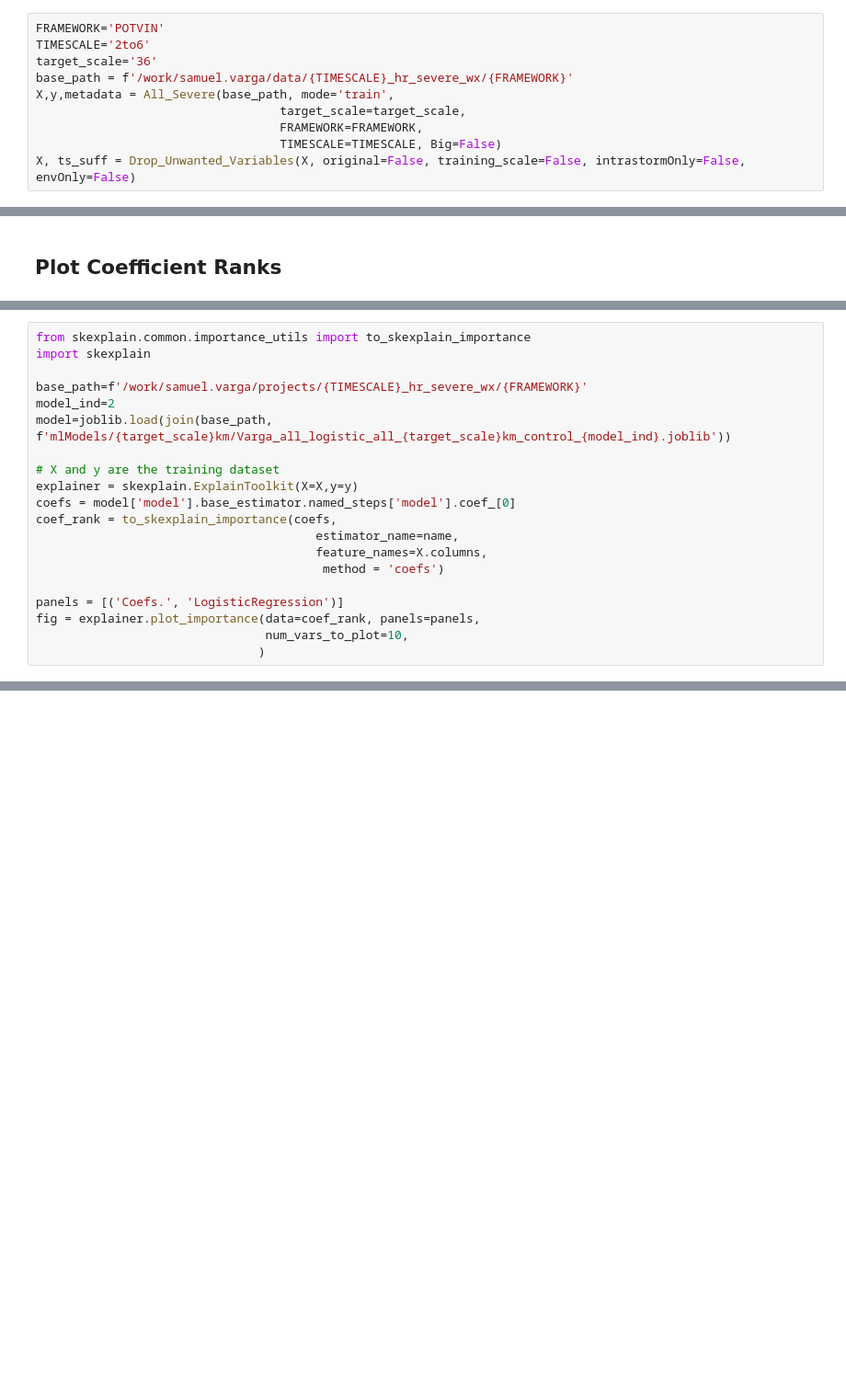
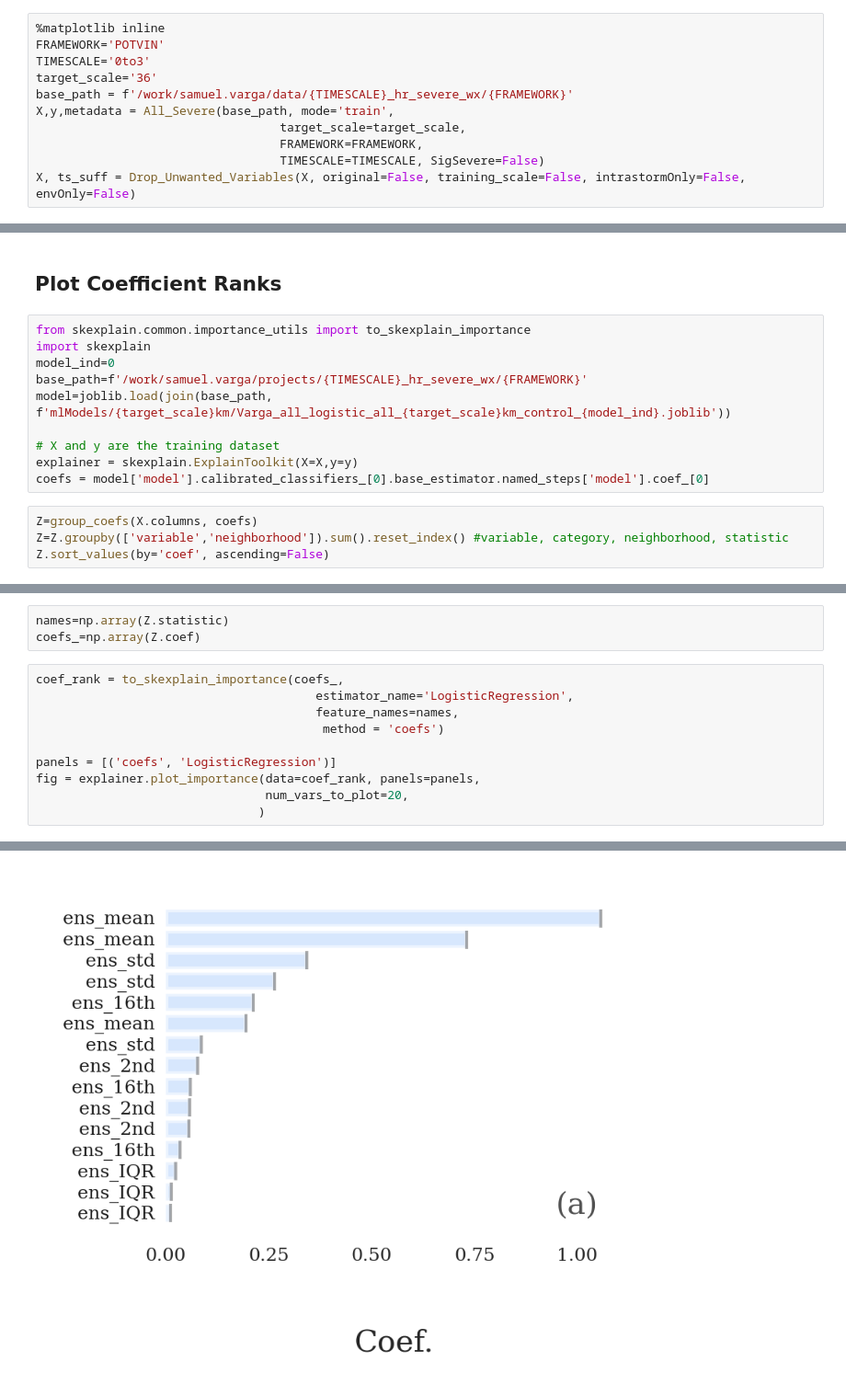
Before and after one commit to NOAA-National-Severe-Storms-Laboratory/frdd-wofs-ml-w2w, a Jupyter notebook: notebooks/Scikit-explain.ipynb, the cells around one changed output, grey strips where cells are left out. Shown at 92% size. Cells and saved outputs as stored; diff of their text form; blank space fills up the shorter version.

Commit message:
Adding SKexplain functionality, delta heatmap

```diff
--- a/notebooks/Scikit-explain.ipynb
+++ b/notebooks/Scikit-explain.ipynb
@@ -36,13 +36,14 @@ Intel(R) Extension for Scikit-learn* enabled (https://github.com/intel/scikit-le
 # %% [markdown]
 ## Load data
 # %%
+%matplotlib inline
 FRAMEWORK='POTVIN'
-TIMESCALE='2to6'
+TIMESCALE='0to3'
 target_scale='36'
 base_path = f'/work/samuel.varga/data/{TIMESCALE}_hr_severe_wx/{FRAMEWORK}'
 X,y,metadata = All_Severe(base_path, mode='train',
                                   target_scale=target_scale,
                                   FRAMEWORK=FRAMEWORK,
-                                  TIMESCALE=TIMESCALE, Big=False)
+                                  TIMESCALE=TIMESCALE, SigSevere=False)
 X, ts_suff = Drop_Unwanted_Variables(X, original=False, training_scale=False, intrastormOnly=False, envOnly=False)
 # %% [output]
@@ -54,3 +55,17 @@ Using new variables- dropping old 90th percentile
 all
 # %% [markdown]
 ## Plot Coefficient Ranks
+# %%
+from skexplain.common.importance_utils import to_skexplain_importance
+import skexplain
+model_ind=0
+base_path=f'/work/samuel.varga/projects/{TIMESCALE}_hr_severe_wx/{FRAMEWORK}'
+model=joblib.load(join(base_path, f'mlModels/{target_scale}km/Varga_all_logistic_all_{target_scale}km_control_{model_ind}.joblib'))
+
+# X and y are the training dataset
+explainer = skexplain.ExplainToolkit(X=X,y=y)
+coefs = model['model'].calibrated_classifiers_[0].base_estimator.named_steps['model'].coef_[0]
+# %%
+Z=group_coefs(X.columns, coefs)
+Z=Z.groupby(['variable','neighborhood']).sum().reset_index() #variable, category, neighborhood, statistic
+Z.sort_values(by='coef', ascending=False)
@@ -57,21 +86,14 @@ all
+# %%
+names=np.array(Z.statistic)
+coefs_=np.array(Z.coef)
 # %%
-from skexplain.common.importance_utils import to_skexplain_importance
-import skexplain
-
-base_path=f'/work/samuel.varga/projects/{TIMESCALE}_hr_severe_wx/{FRAMEWORK}'
-model_ind=2
-model=joblib.load(join(base_path, f'mlModels/{target_scale}km/Varga_all_logistic_all_{target_scale}km_control_{model_ind}.joblib'))
-
-# X and y are the training dataset
-explainer = skexplain.ExplainToolkit(X=X,y=y)
-coefs = model['model'].base_estimator.named_steps['model'].coef_[0]
-coef_rank = to_skexplain_importance(coefs,
-                                       estimator_name=name,
-                                       feature_names=X.columns,
+coef_rank = to_skexplain_importance(coefs_,
+                                       estimator_name='LogisticRegression',
+                                       feature_names=names,
                                         method = 'coefs')
 
-panels = [('Coefs.', 'LogisticRegression')]
+panels = [('coefs', 'LogisticRegression')]
 fig = explainer.plot_importance(data=coef_rank, panels=panels,
-                                num_vars_to_plot=10,
+                                num_vars_to_plot=20,
                                )
 # %% [output]
@@ -79 +100,2 @@ AttributeError: 'LogisticRegression' object has no attribute 'coef_'
+[figure, added]
 # %%
```
Also changed, not shown: parts of 7 cells of this notebook, 7 other files.
